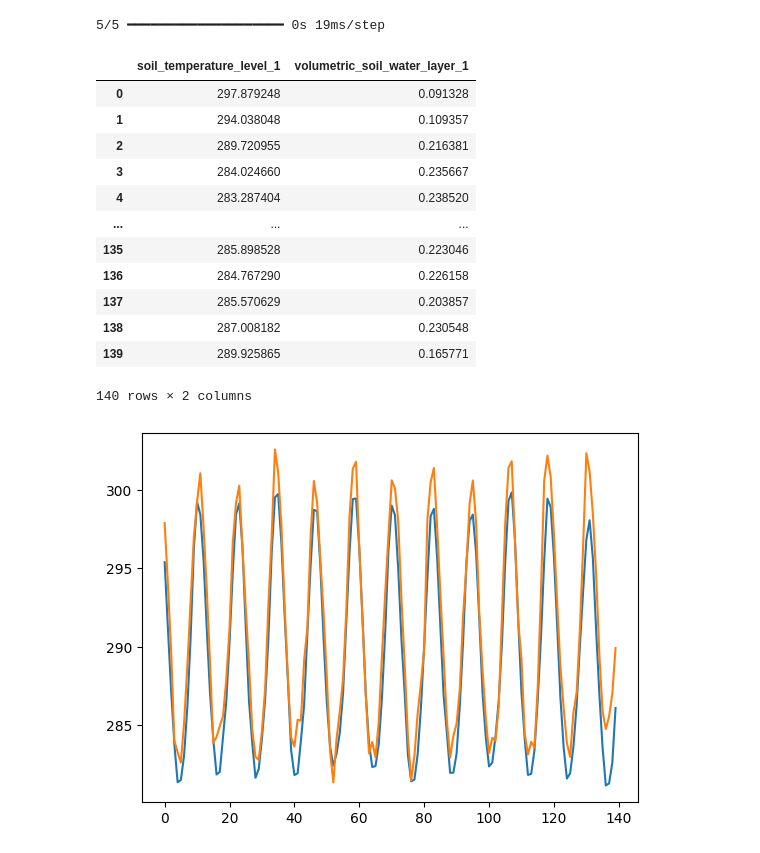
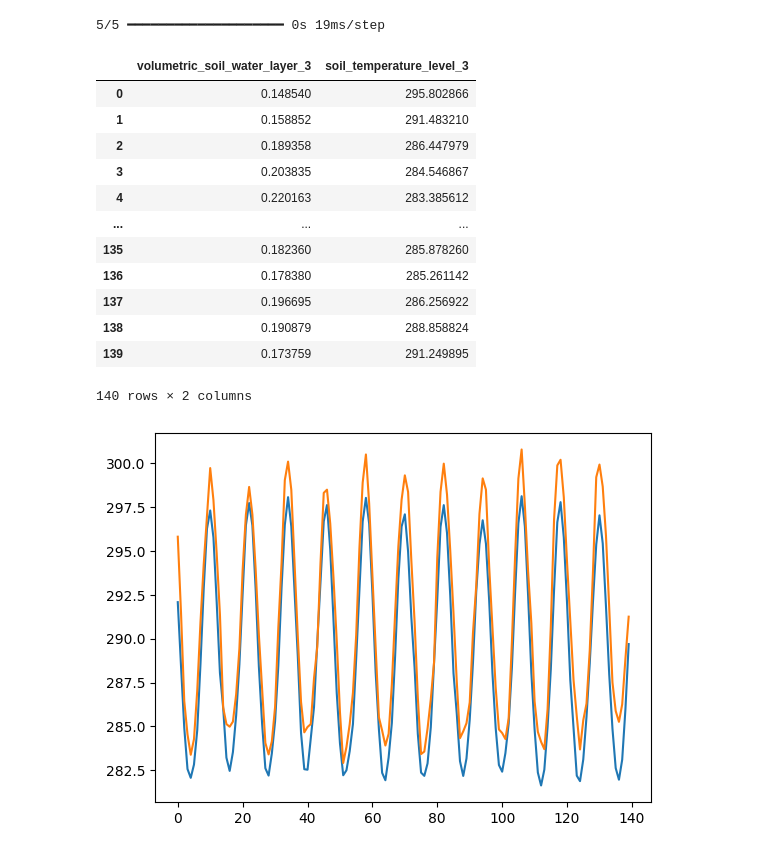
Before and after one commit to PeppeOsmio/tesi, a Jupyter notebook: test_model.ipynb, the cells around one changed output. Drawn from its saved outputs; the diff is of its cells as text; code cells hidden in the pictures.

```diff
--- a/test_model.ipynb
+++ b/test_model.ipynb
@@ -56,3 +119,5 @@ To enable the following instructions: AVX2 FMA, in other operations, rebuild Ten
 # %%
-x_df = past_climate_data_df[FEATURES]
-y_df = past_climate_data_df[TARGET]
+x_df = past_climate_data_df[get_features()]
+y_df = past_climate_data_df[get_target()]
+
+x_df.shape, y_df.shape
@@ -122,16 +193,15 @@ x_train_formatted.shape, y_train_formatted.shape
 # %%
 from keras.src.models import Sequential
 from keras.src.layers import InputLayer, LSTM, Dense
-from keras.src.callbacks import ModelCheckpoint
 from keras.src.losses import MeanSquaredError
-from keras.src.metrics import RootMeanSquaredError
+from keras.src.metrics import RootMeanSquaredError, Accuracy
 from keras.src.optimizers import Adam
 
 model = Sequential()
-model.add(InputLayer(shape=(SEQ_LENGTH, *x_train_scaled[0].shape)))
+model.add(InputLayer(shape=(SEQ_LENGTH, len(get_features()))))
 model.add(LSTM(units=64))
 model.add(Dense(units=8))
-model.add(Dense(units=len(TARGET)))
+model.add(Dense(units=len(get_target())))
 
 model.compile(loss=MeanSquaredError(), optimizer=Adam(learning_rate=0.0001), metrics=[RootMeanSquaredError()])  # type: ignore
 model
@@ -164,25 +231,25 @@ Epoch 50/50
 # %%
 from matplotlib import pyplot as plt
 
 predictions = model.predict(x_test_formatted)
-predictions_df = pd.DataFrame(data=y_scaler.inverse_transform(predictions), columns=TARGET) # type: ignore
-true_df = pd.DataFrame(data=y_scaler.inverse_transform(y_test_formatted), columns=TARGET) # type: ignore
-plt.plot(predictions_df["soil_temperature_level_1"])
-plt.plot(true_df["soil_temperature_level_1"])
+predictions_df = pd.DataFrame(data=y_scaler.inverse_transform(predictions), columns=get_target()) # type: ignore
+true_df = pd.DataFrame(data=y_scaler.inverse_transform(y_test_formatted), columns=get_target()) # type: ignore
+plt.plot(predictions_df["soil_temperature_level_3"])
+plt.plot(true_df["soil_temperature_level_3"])
 true_df
 # %% [output]
 5/5 ━━━━━━━━━━━━━━━━━━━━ 0s 19ms/step
-|  | soil_temperature_level_1 | volumetric_soil_water_layer_1 |
-| 0 | 297.879248 | 0.091328 |
-| 1 | 294.038048 | 0.109357 |
-| 2 | 289.720955 | 0.216381 |
-| 3 | 284.024660 | 0.235667 |
-| 4 | 283.287404 | 0.238520 |
+|  | volumetric_soil_water_layer_3 | soil_temperature_level_3 |
+| 0 | 0.148540 | 295.802866 |
+| 1 | 0.158852 | 291.483210 |
+| 2 | 0.189358 | 286.447979 |
+| 3 | 0.203835 | 284.546867 |
+| 4 | 0.220163 | 283.385612 |
 | ... | ... | ... |
-| 135 | 285.898528 | 0.223046 |
-| 136 | 284.767290 | 0.226158 |
-| 137 | 285.570629 | 0.203857 |
-| 138 | 287.008182 | 0.230548 |
-| 139 | 289.925865 | 0.165771 |
+| 135 | 0.182360 | 285.878260 |
+| 136 | 0.178380 | 285.261142 |
+| 137 | 0.196695 | 286.256922 |
+| 138 | 0.190879 | 288.858824 |
+| 139 | 0.173759 | 291.249895 |
 140 rows × 2 columns
-[figure, old version]
+[figure, new version]
```
Also changed, not shown: parts of 14 cells of this notebook, 8 other files.
